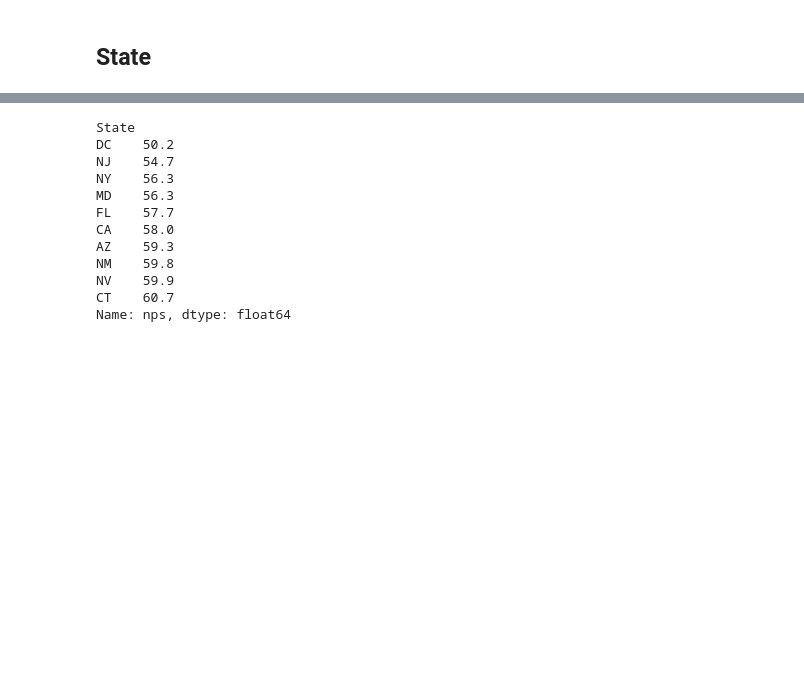
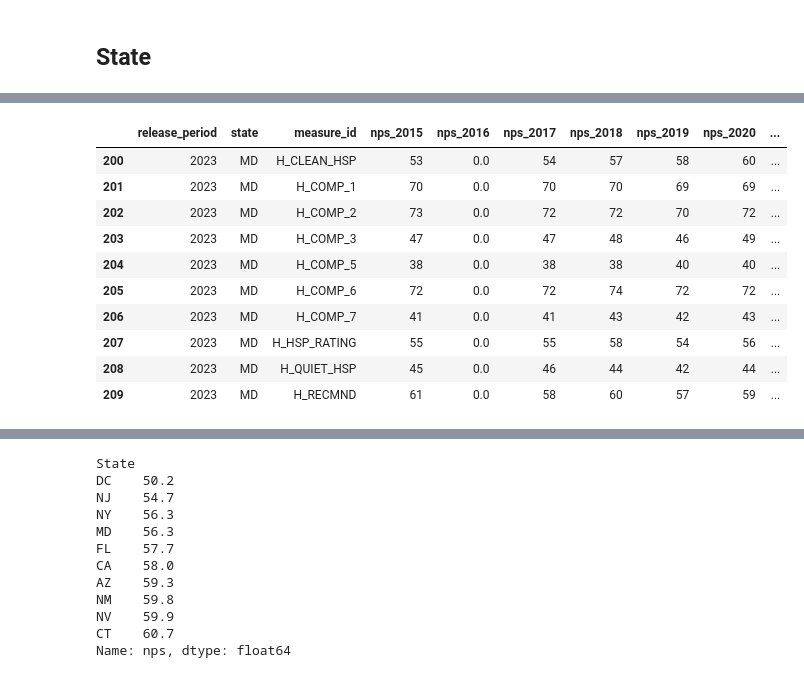
Before and after one commit to andyguo0228/maven_healthcare, a Jupyter notebook: maven_healthcare.ipynb, the cells around one changed output, grey strips where cells are left out. Drawn from its saved outputs; the diff is of its cells as text; code cells hidden in the pictures; blank space fills up the shorter version.

```diff
--- a/maven_healthcare.ipynb
+++ b/maven_healthcare.ipynb
@@ -124,0 +155,11 @@ KeyError: ('state', 'nps')
+# %%
+# Calculate yearly change
+years = list(range(2015, 2024))
+for year in years[1:]:
+    col_name = f"change_{year}"
+    df1[col_name] = df1[f"nps_{year}"] - df1[f"nps_{year-1}"]
+
+# Filter out columns to show only change columns along with some identifying columns
+change_df = df1[['release_period', 'state', 'measure_id'] + [f"change_{year}" for year in years[1:]]]
+
+change_df
@@ -124,0 +180,14 @@ KeyError: ('state', 'nps')
+# %%
+df1[df1.state == 'MD']
+# %% [output]
+|  | release_period | state | measure_id | nps_2015 | nps_2016 | nps_2017 | nps_2018 | nps_2019 | nps_2020 | ... |
+| 200 | 2023 | MD | H_CLEAN_HSP | 53 | 0.0 | 54 | 57 | 58 | 60 | ... |
+| 201 | 2023 | MD | H_COMP_1 | 70 | 0.0 | 70 | 70 | 69 | 69 | ... |
+| 202 | 2023 | MD | H_COMP_2 | 73 | 0.0 | 72 | 72 | 70 | 72 | ... |
+| 203 | 2023 | MD | H_COMP_3 | 47 | 0.0 | 47 | 48 | 46 | 49 | ... |
+| 204 | 2023 | MD | H_COMP_5 | 38 | 0.0 | 38 | 38 | 40 | 40 | ... |
+| 205 | 2023 | MD | H_COMP_6 | 72 | 0.0 | 72 | 74 | 72 | 72 | ... |
+| 206 | 2023 | MD | H_COMP_7 | 41 | 0.0 | 41 | 43 | 42 | 43 | ... |
+| 207 | 2023 | MD | H_HSP_RATING | 55 | 0.0 | 55 | 58 | 54 | 56 | ... |
+| 208 | 2023 | MD | H_QUIET_HSP | 45 | 0.0 | 46 | 44 | 42 | 44 | ... |
+| 209 | 2023 | MD | H_RECMND | 61 | 0.0 | 58 | 60 | 57 | 59 | ... |
```
Also changed, not shown: parts of 13 cells of this notebook.
